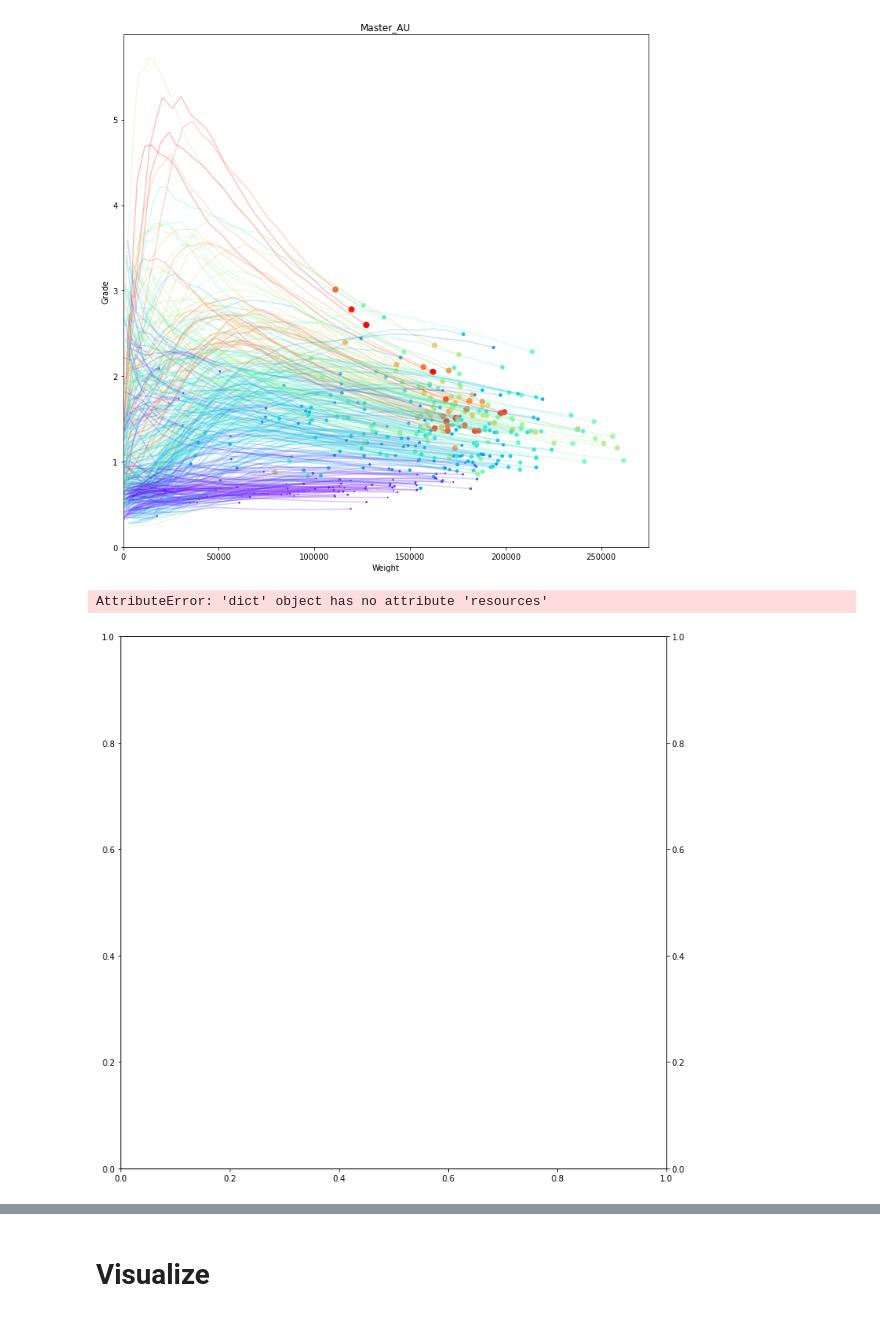
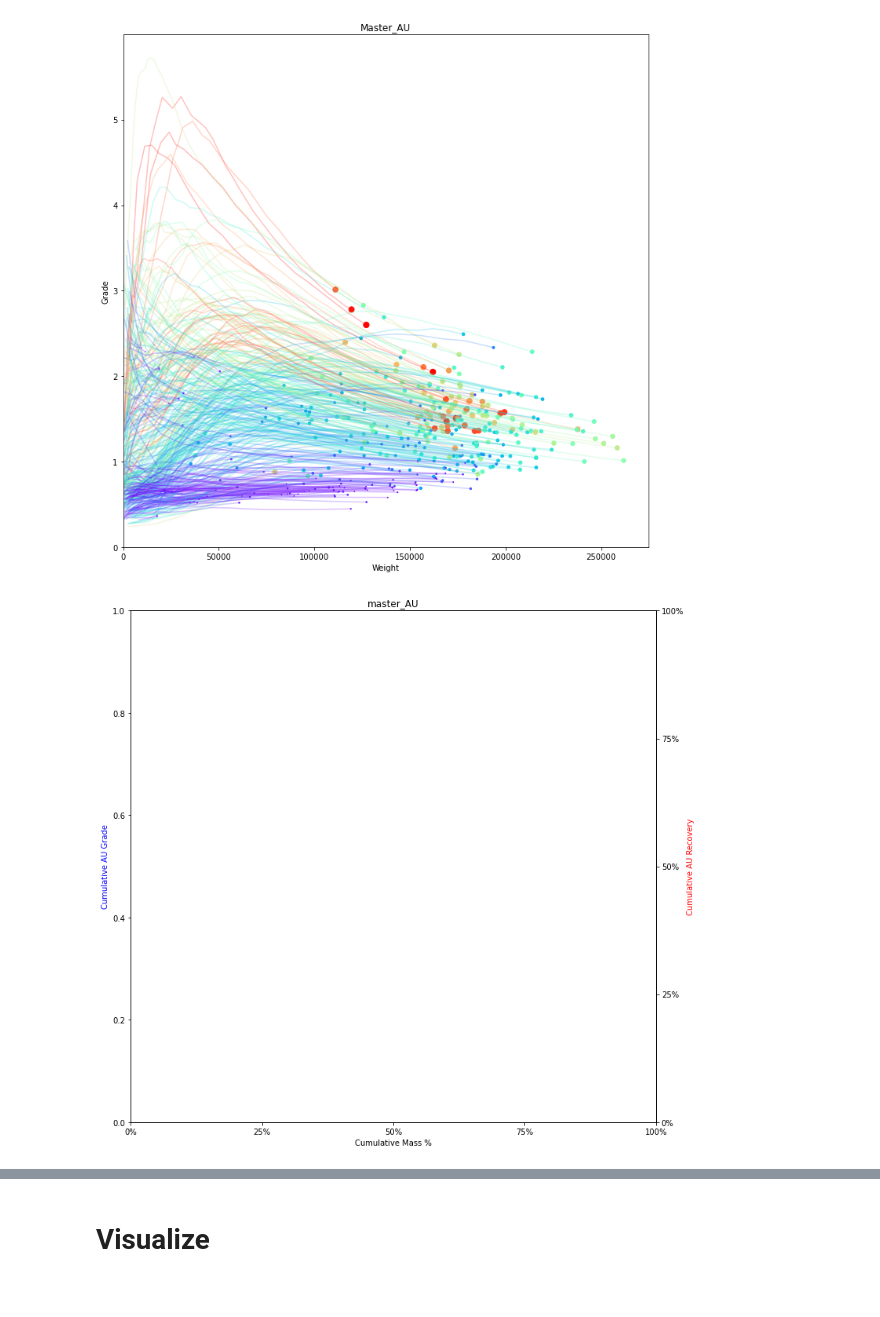
Before and after one commit to jouytrew/masters_pfti, a Jupyter notebook: notebooks/het_analysis_wrt_time_pcbc.ipynb, the cells around one changed output, grey strips where cells are left out. Cells and saved outputs as stored; diff of their text form; code cells hidden in the pictures.

Commit message:
Minor updates to HGwrtT graphs.

```diff
--- a/notebooks/het_analysis_wrt_time_pcbc.ipynb
+++ b/notebooks/het_analysis_wrt_time_pcbc.ipynb
@@ -18,7 +18,7 @@ from grouping import Grouping
 import plotter
 
 output_dir = "../outputs/het_analysis_wrt_time_pcbc/"
-SAVE = False
+SAVE = True
 
 # %matplotlib widget
 # %% [markdown]
@@ -146,5 +146,5 @@ sec_ax.scatter(w, g, c='red', s=3)
 
 sec_ax.set_ylabel('Grade', c='red')
 
-ax.set_title('{Insert Name} Grade/Heterogeneity wrt to Weight')
+ax.set_title(f'{dhid} Grade/Heterogeneity wrt to Weight')
 # %% [output]
@@ -277,7 +277,7 @@ if SAVE:
 
                 sec_ax.set_ylabel('Grade', c='red')
 
-                ax.set_title(f'{dhid}_{element}_HET={max(h):.2f}')
+                ax.set_title(f'{dhid}_{element}_HET={h[-1]:.2f}')
                 fig.savefig(save_loc + f'{dhid}_{element}.svg', format='svg')
 
                 # Add to masters
@@ -313,33 +313,32 @@ if SAVE:
 # %%
 # then we want to graph the mass yield curves for all the individual elements
 no_of_graphs = len(elements)
 
 if SAVE:
     fig = plt.figure()
     fig.set_size_inches(12, 12)
 
     s = 0.5
     alpha = 0.4
 
     for element in elements:
         fig.clear()
         ax = fig.add_subplot()
         ax_sec = ax.twinx()
 
         for dhid, drillhole in groups.items():
-            if element in drillhole.resources:
+            if element in drillhole:
                 plotter.scatter_g_r(ax, ax_sec, drillhole.resources[element].get_info(), s=s, alpha=alpha)
 
         plotter.set_g_r_labels(ax, ax_sec, element)
         ax.set_title(f'master_{element}')
 
         save_loc = output_dir + f'master/'
         if not os.path.exists(save_loc):
             os.makedirs(save_loc)
         fig.savefig(save_loc + f'master_{element}.png', format='png', dpi=200)
 # %% [output]
-AttributeError: 'dict' object has no attribute 'resources'
-[figure, old version]
+[figure, new version]
 # %%
 combined_data = Grouping('combined_data')
 flat_draw_tons = draw_tons.to_numpy().flatten()
```
Also changed, not shown: parts of 3 cells of this notebook, 8 other files.
